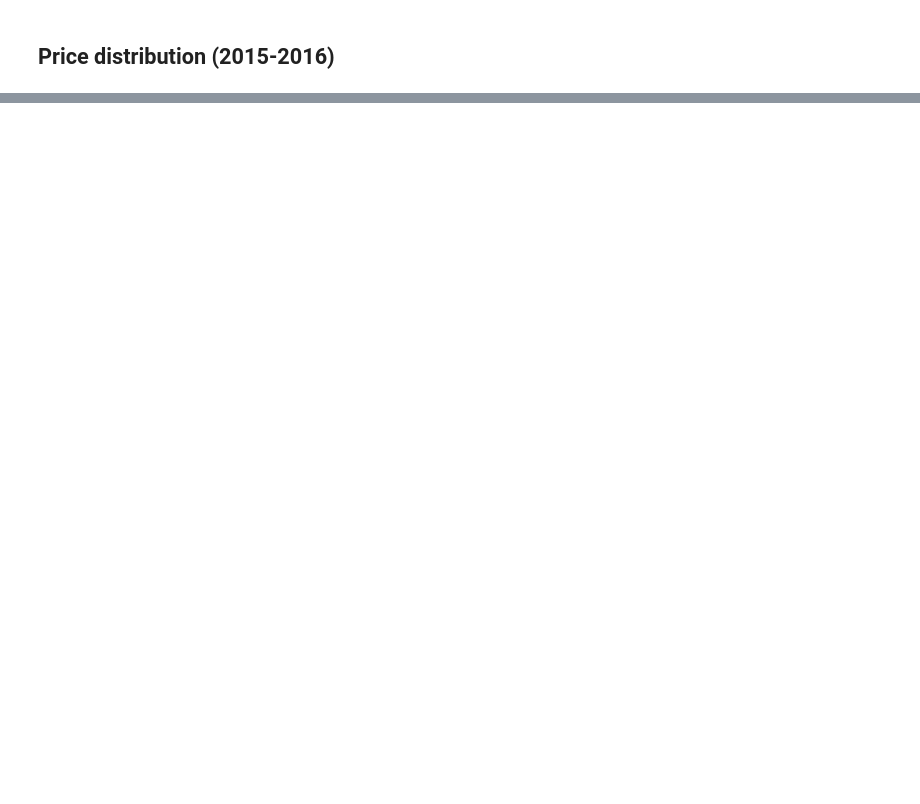
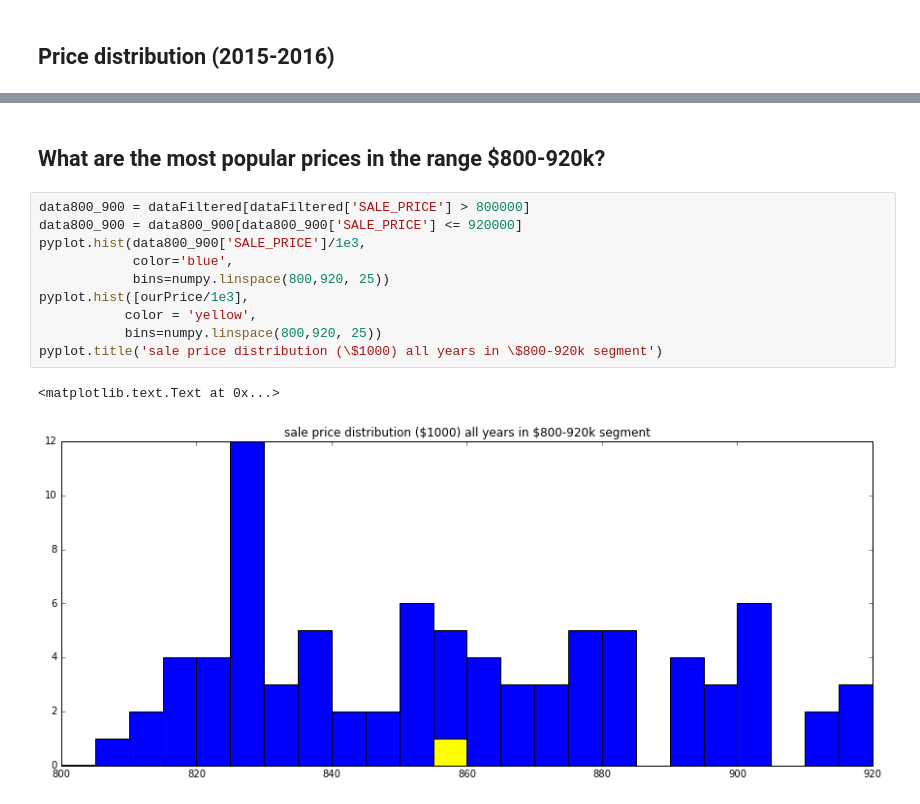
Before and after one commit to pletzer/jupyterMoons, a Jupyter notebook: HousePrices.ipynb, the cells around one changed output, grey strips where cells are left out. Drawn from its saved outputs; the diff is of its cells as text; blank space fills up the shorter version.

```diff
--- a/HousePrices.ipynb
+++ b/HousePrices.ipynb
@@ -133,0 +139,15 @@ pyplot.title('sale price distribution ($1000)')
+# %% [markdown]
+## What are the most popular prices in the range $800-920k?
+# %%
+data800_900 = dataFiltered[dataFiltered['SALE_PRICE'] > 800000]
+data800_900 = data800_900[data800_900['SALE_PRICE'] <= 920000]
+pyplot.hist(data800_900['SALE_PRICE']/1e3,
+            color='blue',
+            bins=numpy.linspace(800,920, 25))
+pyplot.hist([ourPrice/1e3],
+           color = 'yellow',
+           bins=numpy.linspace(800,920, 25))
+pyplot.title('sale price distribution (\$1000) all years in \$800-920k segment')
+# %% [output]
+<matplotlib.text.Text at 0x...>
+[figure, added]
```
Also changed, not shown: parts of 4 cells of this notebook.
